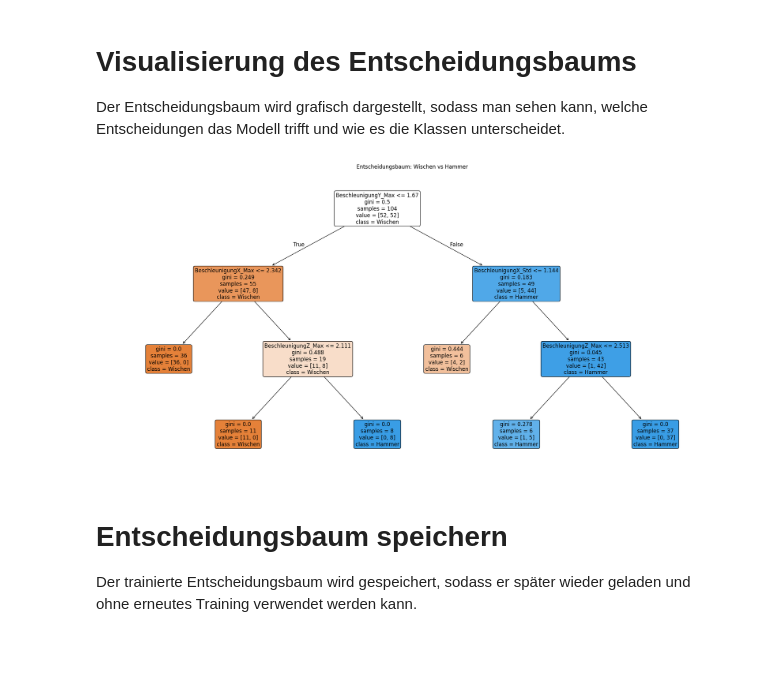
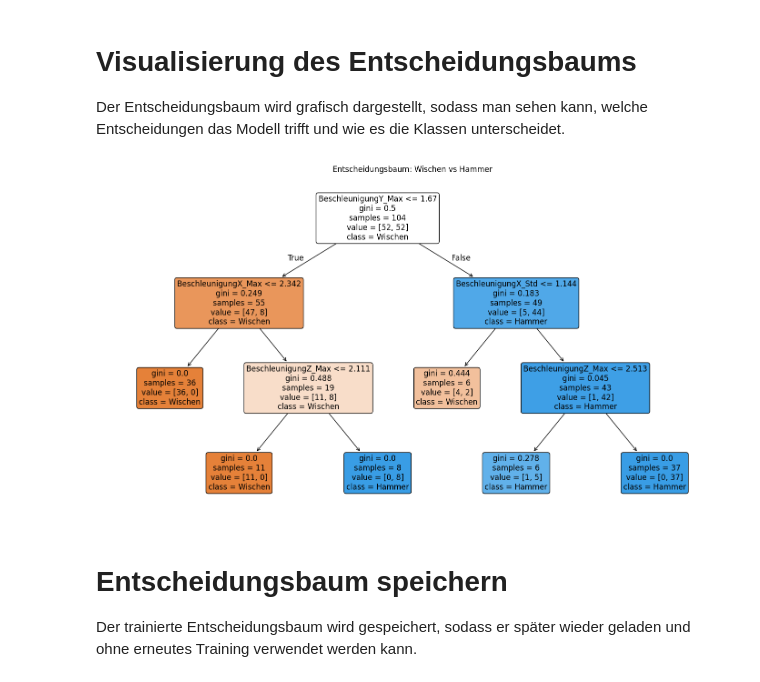
Before and after one commit to NTiebor/ProjektDiSi25, a Jupyter notebook: entscheidungsbaum_erstellung.ipynb, the cells around one changed output. Cells and saved outputs as stored; diff of their text form; code cells hidden in the pictures; blank space fills up the shorter version.

```diff
--- a/entscheidungsbaum_erstellung.ipynb
+++ b/entscheidungsbaum_erstellung.ipynb
@@ -306,20 +306,20 @@ weighted avg       0.93      0.92      0.92        12
 
 Der Entscheidungsbaum wird grafisch dargestellt, sodass man sehen kann, welche Entscheidungen das Modell trifft und wie es die Klassen unterscheidet.
 # %%
-plt.figure(figsize=(20, 10))
+plt.figure(figsize=(14, 8))
 plot_tree(
     clf,
     feature_names=X.columns,
     class_names=['Wischen', 'Hammer'],
     filled=True,
     rounded=True,
     fontsize=12
 )
 plt.title("Entscheidungsbaum: Wischen vs Hammer")
 plt.tight_layout()
 plt.show()
 # %% [output]
-[figure, old version]
+[figure, new version]
 # %% [markdown]
 # Entscheidungsbaum speichern
 
```
Also changed, not shown: parts of 1 cell of this notebook.
